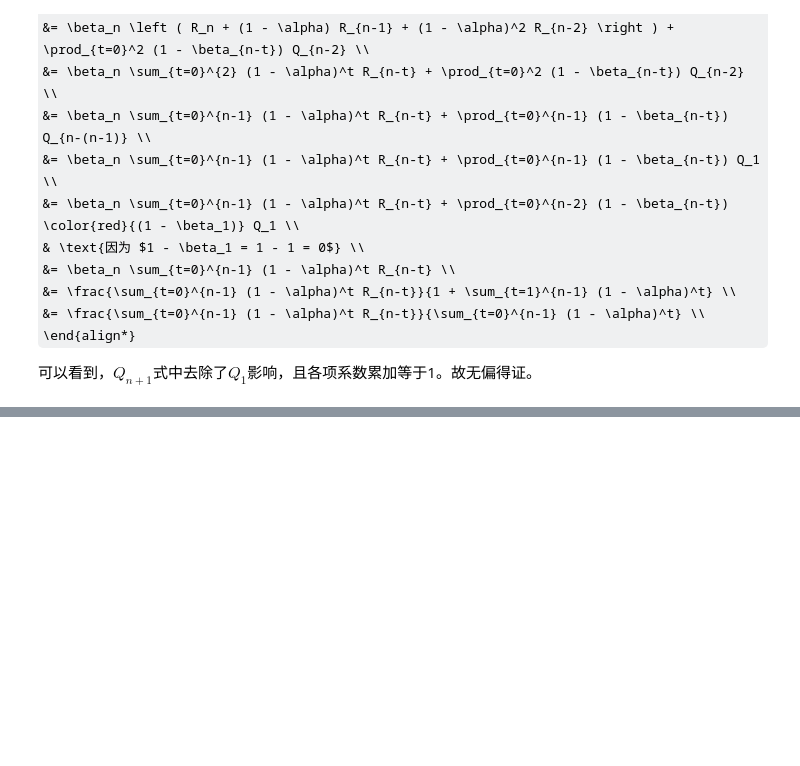
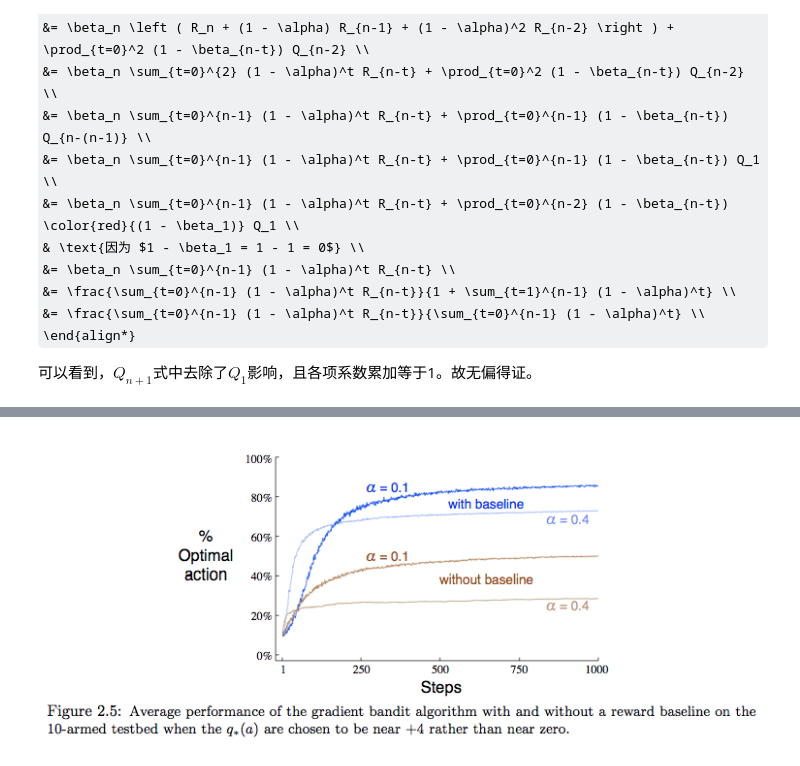
Before and after one commit to facaiy/book_notes, a Jupyter notebook: Reinforcement_Learing_An_Introduction/Multi-armed_Bandits/note.ipynb, the cells around one changed output, grey strips where cells are left out. Drawn from its saved outputs; the diff is of its cells as text; code cells hidden in the pictures; some formulas as TeX source; blank space fills up the shorter version.

```diff
--- a/Reinforcement_Learing_An_Introduction/Multi-armed_Bandits/note.ipynb
+++ b/Reinforcement_Learing_An_Introduction/Multi-armed_Bandits/note.ipynb
@@ -364,0 +396,4 @@ Exercise 2.7:
+# %%
+Image('res/fig2_5.png')
+# %% [output]
+[figure, added]
```
Also changed, not shown: parts of 7 cells of this notebook, 3 other files.
